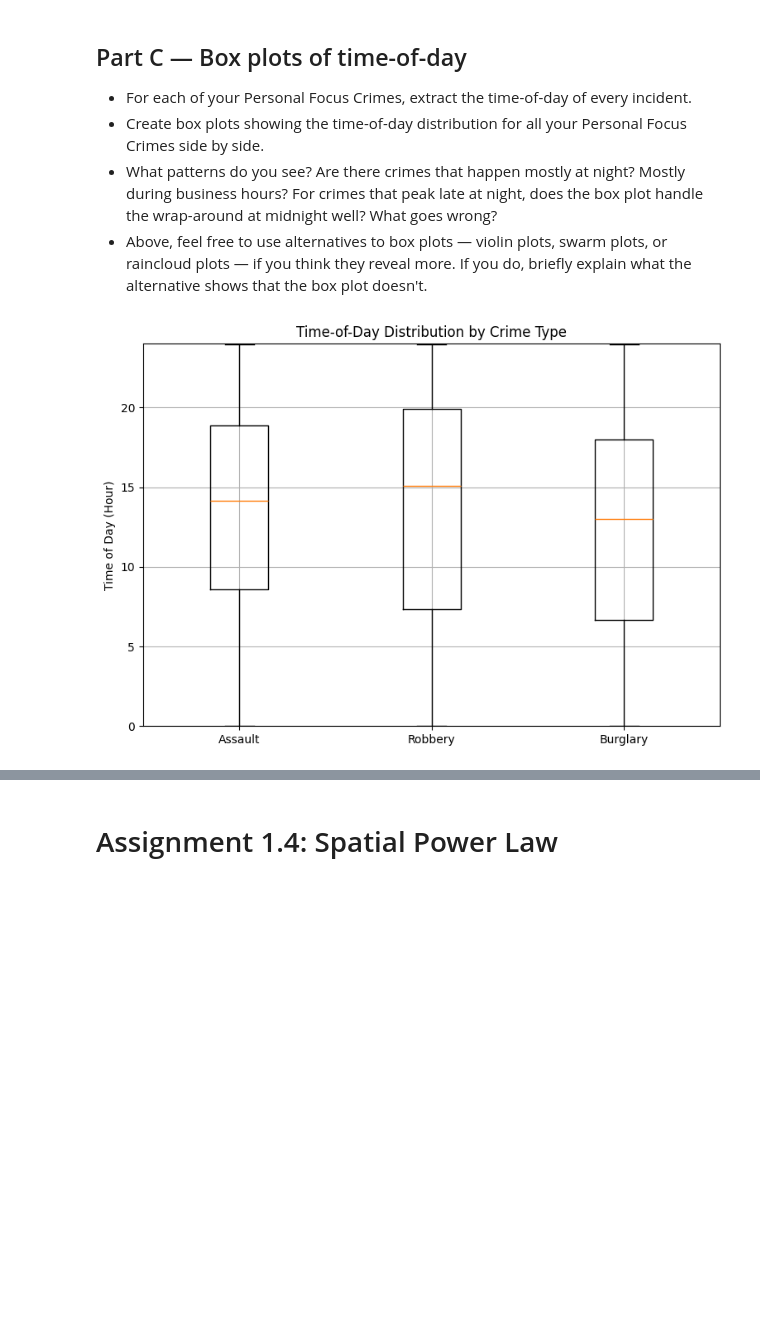
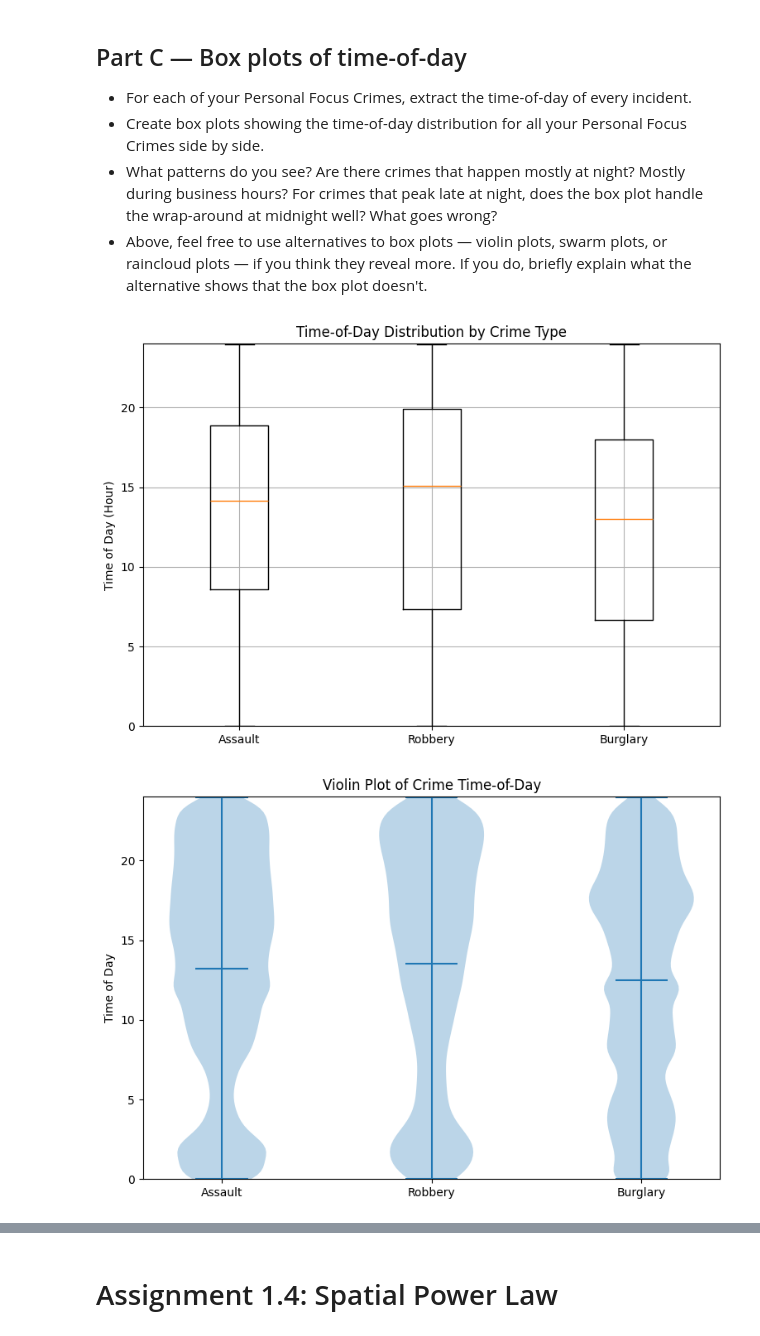
Before and after one commit to michmai/-02806-Social-Data-Analysis-and-Visualization, a Jupyter notebook: Assignment1.ipynb, the cells around one changed output, grey strips where cells are left out. Saved outputs shown, nothing was run; the diff lists cells and outputs as text; code cells hidden in the pictures; blank space fills up the shorter version.

```diff
--- a/Assignment1.ipynb
+++ b/Assignment1.ipynb
@@ -760,30 +768,41 @@ df_filtered['Hour'] = df_filtered['Incident Time'].str[:2].astype(int)
 df_filtered['Minute'] = df_filtered['Incident Time'].str[3:5].astype(int)
 
 df_filtered['TimeOfDay'] = (
     df_filtered['Hour'] +
     df_filtered['Minute'] / 60
 )
 
 import matplotlib.pyplot as plt
 
 personal_focus_crimes = ['assault', 'robbery', 'burglary']
 
 plt.figure(figsize=(9,6))
 
 data = [
     df_filtered[df_filtered['Incident Category'] == crime]['TimeOfDay']
     for crime in personal_focus_crimes
 ]
 
 plt.boxplot(
     data,
     labels=[c.capitalize() for c in personal_focus_crimes]
 )
 
 plt.ylabel('Time of Day (Hour)')
 plt.title('Time-of-Day Distribution by Crime Type')
 plt.ylim(0, 24)
 plt.grid(True)
 plt.show()
+
+plt.figure(figsize=(9,6))
+
+plt.violinplot(data, showmeans=True)
+
+plt.xticks([1,2,3], [c.capitalize() for c in personal_focus_crimes])
+plt.ylabel("Time of Day")
+plt.ylim(0,24)
+plt.title("Violin Plot of Crime Time-of-Day")
+plt.show()
 # %% [output]
 [figure]
+[figure, added]
```
Also changed, not shown: parts of 2 cells of this notebook.
